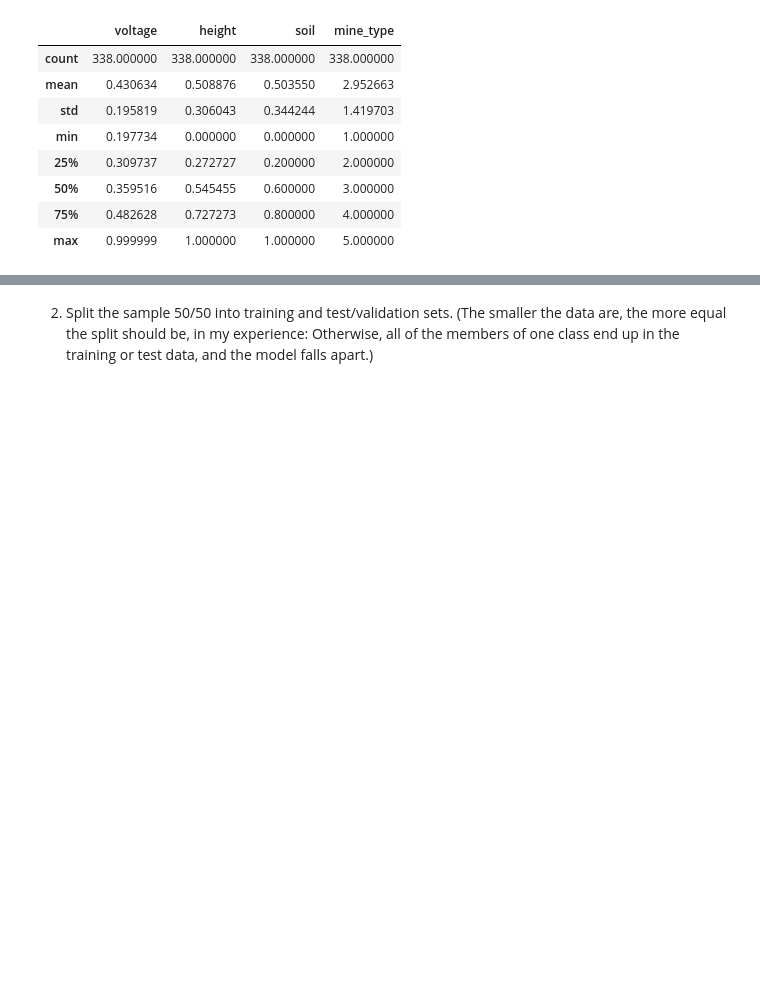
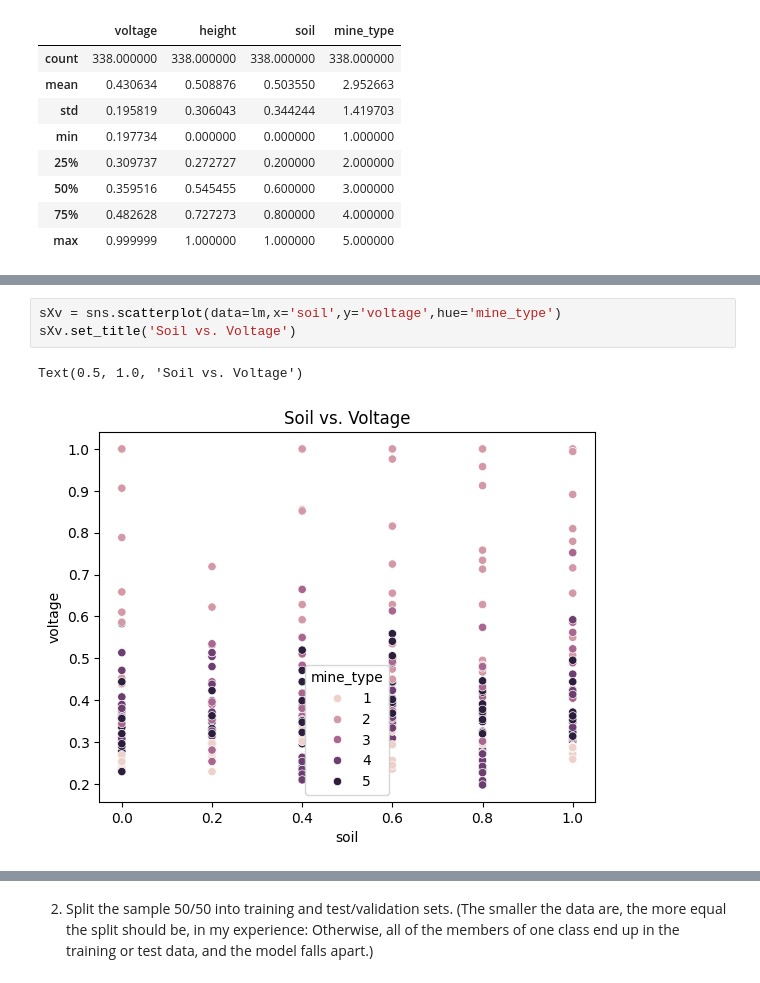
Before and after one commit to gsaunders5761/knn, a Jupyter notebook: assignment/assignment_knn.ipynb, the cells around one changed output, grey strips where cells are left out. Drawn from its saved outputs; the diff is of its cells as text; blank space fills up the shorter version.

```diff
--- a/assignment/assignment_knn.ipynb
+++ b/assignment/assignment_knn.ipynb
@@ -363,0 +352,6 @@ max     0.583081   1.000000   1.000000        5.0
+# %%
+sXv = sns.scatterplot(data=lm,x='soil',y='voltage',hue='mine_type')
+sXv.set_title('Soil vs. Voltage')
+# %% [output]
+Text(0.5, 1.0, 'Soil vs. Voltage')
+[figure, added]
```
Also changed, not shown: parts of 15 cells of this notebook.
